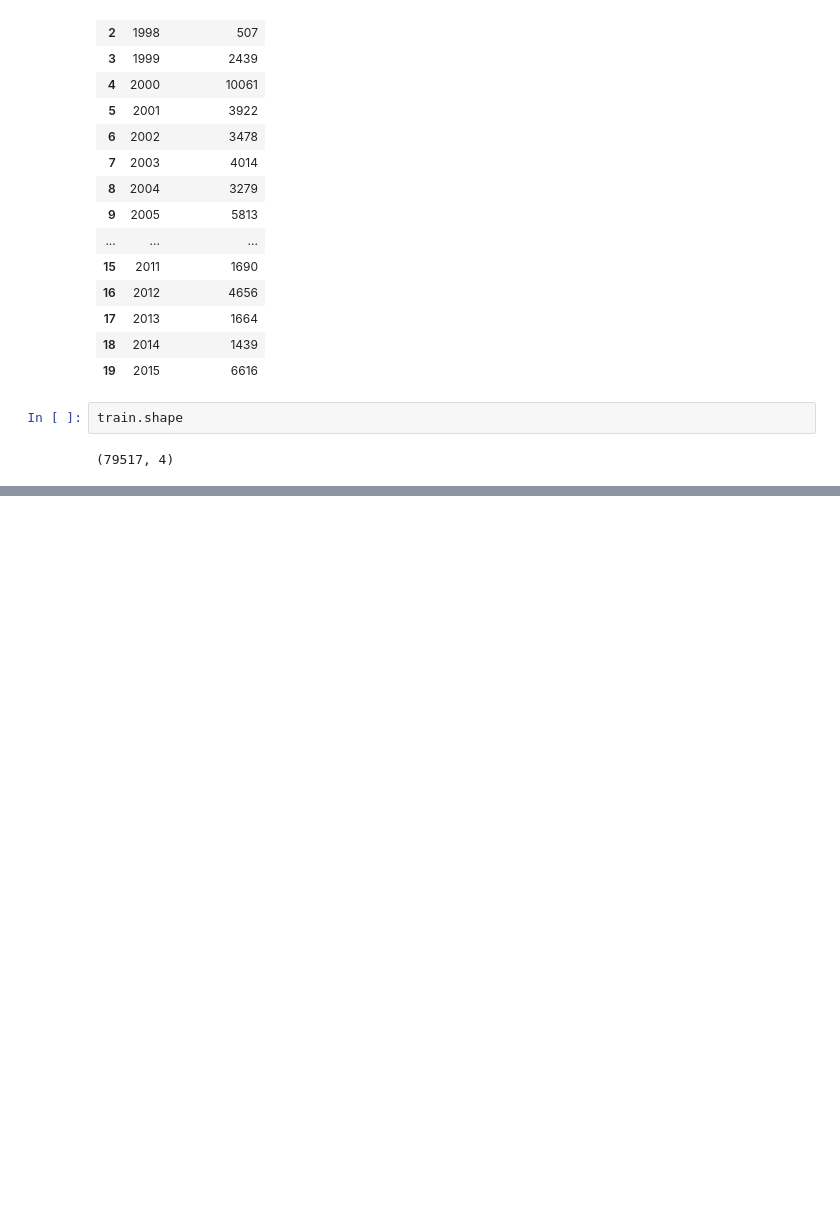
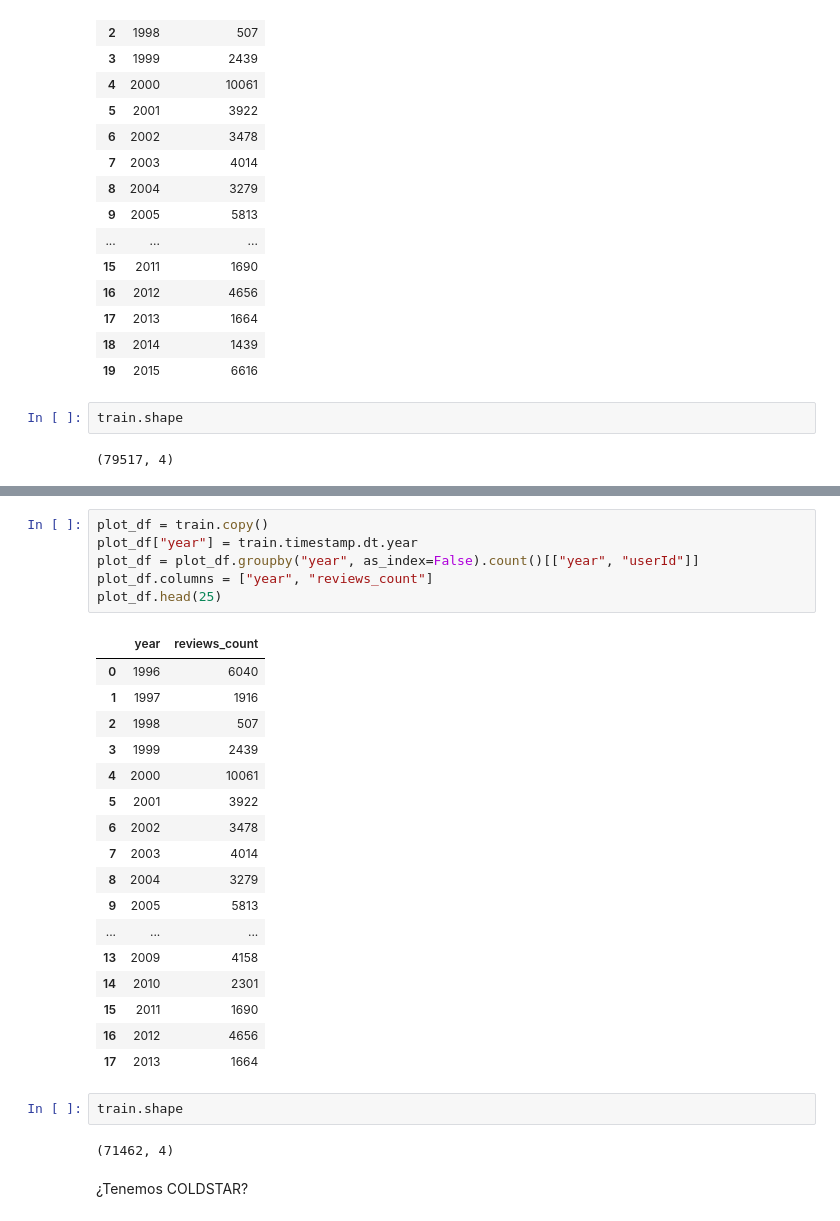
Before and after one commit to haploide/recommendation_system, a Jupyter notebook: notebooks/Entregable_3_Araoz_Bajo_Barrera.ipynb, the cells around one changed output, grey strips where cells are left out. Cells and saved outputs as stored; diff of their text form; blank space fills up the shorter version.

```diff
--- a/notebooks/Entregable_3_Araoz_Bajo_Barrera.ipynb
+++ b/notebooks/Entregable_3_Araoz_Bajo_Barrera.ipynb
@@ -259,3 +304,33 @@ test.head()
+# %%
+plot_df = train.copy()
+plot_df["year"] = train.timestamp.dt.year
+plot_df = plot_df.groupby("year", as_index=False).count()[["year", "userId"]]
+plot_df.columns = ["year", "reviews_count"]
+plot_df.head(25)
+# %% [output]
+|  | year | reviews_count |
+| 0 | 1996 | 6040 |
+| 1 | 1997 | 1916 |
+| 2 | 1998 | 507 |
+| 3 | 1999 | 2439 |
+| 4 | 2000 | 10061 |
+| 5 | 2001 | 3922 |
+| 6 | 2002 | 3478 |
+| 7 | 2003 | 4014 |
+| 8 | 2004 | 3279 |
+| 9 | 2005 | 5813 |
+| ... | ... | ... |
+| 13 | 2009 | 4158 |
+| 14 | 2010 | 2301 |
+| 15 | 2011 | 1690 |
+| 16 | 2012 | 4656 |
+| 17 | 2013 | 1664 |
+# %%
+train.shape
+# %% [output]
+(71462, 4)
+# %% [markdown]
+¿Tenemos COLDSTAR?
 # %%
 test[~test.userId.isin(train.userId.unique())].userId.nunique()
 # %% [output]
```
Also changed, not shown: parts of 31 cells of this notebook.
